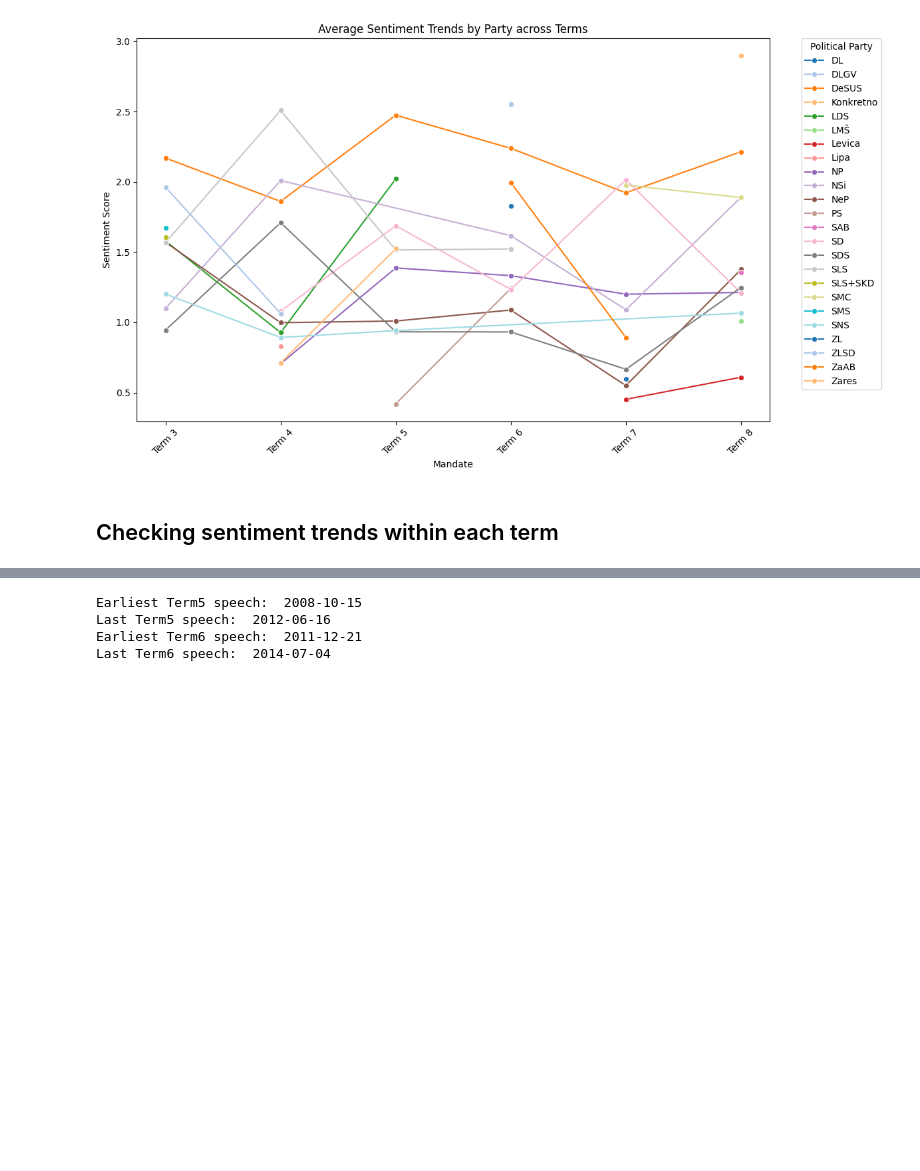
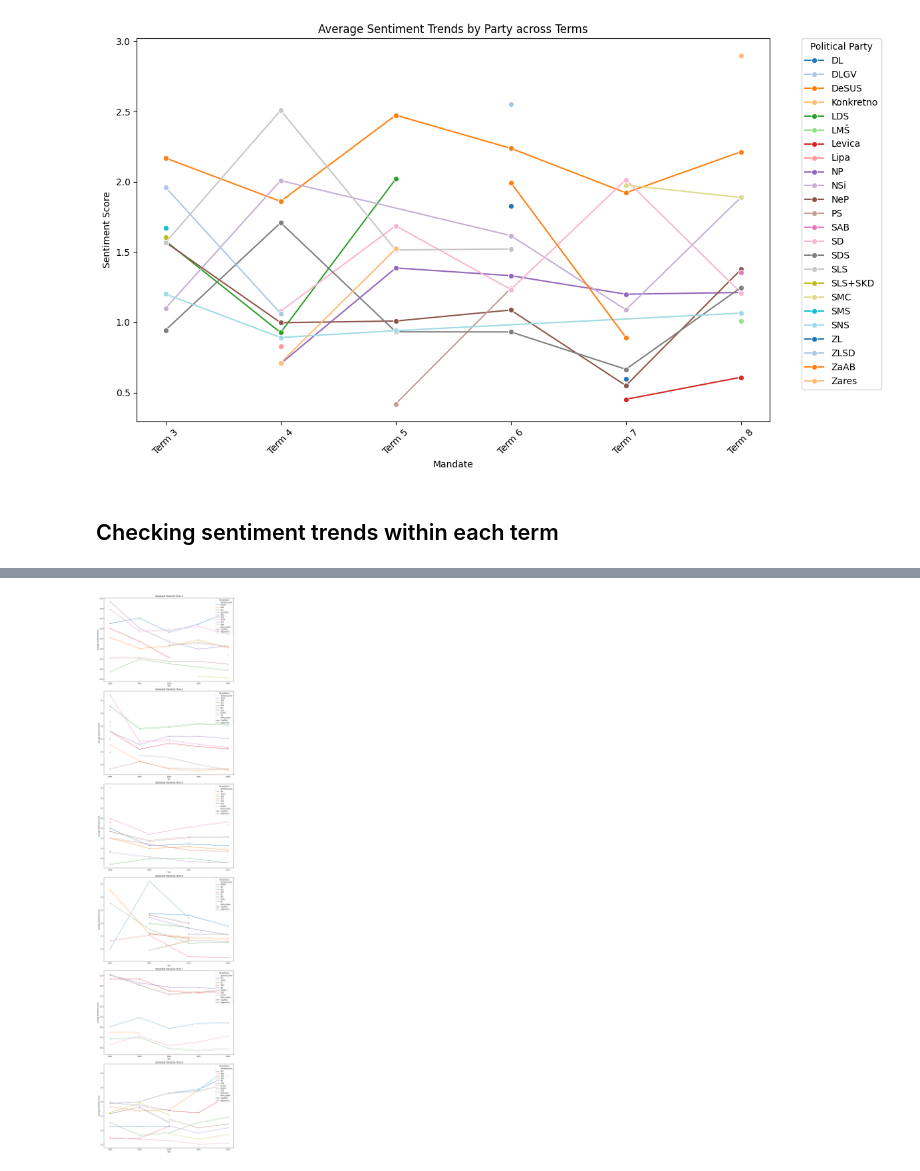
Before and after one commit to katjameden/ParlaMint_Sentiment, a Jupyter notebook: Aggregation/Notebooks/Sentiment_Analysis/Analysis.ipynb, the cells around one changed output, grey strips where cells are left out. Drawn from its saved outputs; the diff is of its cells as text; code cells hidden in the pictures; blank space fills up the shorter version.

Commit message:
Fix Terms visualisations

```diff
--- a/Aggregation/Notebooks/Sentiment_Analysis/Analysis.ipynb
+++ b/Aggregation/Notebooks/Sentiment_Analysis/Analysis.ipynb
@@ -319,0 +320,8 @@ See the caveats in the documentation: https://pandas.pydata.org/pandas-docs/stab
+# %%
+mismatch = term5[term5['Year'] == '2012']
+update = mismatch.index
+terms.loc[update, 'Term'] = 'Term 6'
+
+terms_check = terms[terms['Term'] == 'Term 5']
+print("Earliest Term5 speech: ", terms_check['Date'].min())
+print("Last Term5 speech: ", terms_check['Date'].max())
@@ -334,3 +345,25 @@ plt.tight_layout()
 [figure]
 # %% [markdown]
 ## Checking sentiment trends within each term
+# %%
+government = pd.DataFrame({
+    'Government': ['Gov5', 'Gov6', 'Gov7', 'Gov8', 'Gov9', 'Gov10', 'Gov11', 'Gov12', 'Gov13', 'Gov14'],
+    'Start_Date': ['2000-06-07', '2000-12-01', '2002-12-20', '2004-12-04', '2008-11-22', '2012-02-11', '2013-03-21', '2014-09-19', '2018-09-14', '2020-03-14'],
+    'End_Date': ['2000-11-30', '2002-12-19', '2004-12-03', '2008-11-21', '2012-02-10', '2013-03-20', '2014-09-18', '2018-09-13', '2020-03-13', '2022-06-01']
+})
+
+government['Start_Date'] = pd.to_datetime(government['Start_Date'])
+government['End_Date'] = pd.to_datetime(government['End_Date'])
+government
+terms['Date'] = pd.to_datetime(terms['Date'])
+
+def map_government(date):
+    for _, row in government.iterrows():
+        if row['Start_Date'] <= date <= row['End_Date']:
+            return row['Government']
+    return None
+
+# Apply the function to add a new column
+terms['Government'] = terms['Date'].apply(map_government)
+
+terms
@@ -337,38 +384,32 @@ plt.tight_layout()
 # %%
-#TODo: Inconsistent markers, dubious Term5/6 coverage
-terms['Year'] = terms['Date'].str.split('-').str[0]
-term_sent = terms.groupby(['Year', 'Term', 'Speaker_party', 'Party_status']).agg({'utt_annotations':'mean'}).reset_index()
+term_sent = terms.groupby(['Term', 'Year', 'Speaker_party', 'Party_status']).agg({'utt_annotations':'mean'}).reset_index()
+term_sent['Party_status'] = term_sent['Party_status'].astype('category')
 term_sent = term_sent.sort_values(by='Year', ascending=True)
 
+## Giving each individual political party a colour to be tracked throughout the subplots (not distinctive enough)
+#unique_parties = term_sent['Speaker_party'].unique()
+#party_palette = sns.color_palette("Set2", n_colors=len(unique_parties))
+#party_color_mapping = {party: party_palette[i] for i, party in enumerate(unique_parties)}
+
+
 n_terms = term_sent['Term'].unique()
+
 
 fig, axes = plt.subplots(len(n_terms), 1, figsize=(12, 8 * len(n_terms)))
 
 for i, term in enumerate(n_terms):
     ax = axes[i] if len(n_terms) > 1 else axes
     term_data = term_sent[term_sent['Term'] == term]
 
     sns.lineplot(data=term_data, x='Year', y='utt_annotations', hue='Speaker_party', style='Party_status' , ax=ax, markers=True)
     ax.set_title(f"Sentiment Trends for {term}")
     ax.set_xlabel('Year')
     ax.set_ylabel('Average Sentiment Score')
     ax.legend(title='Party/Status', loc='upper right')
 
 plt.tight_layout()
 plt.savefig('../../Figures/Sentiment_Analysis/Sentiment_for_Terms.png', dpi=300)
 
 plt.show()
+# %% [output]
+[figure, added]
-# %%
-term6 = terms[terms['Term'] == 'Term 6']
-term5 = terms[terms['Term'] == 'Term 5']
-
-print("Earliest Term5 speech: ", term5['Date'].min())
-print("Last Term5 speech: ", term5['Date'].max())
-
-print("Earliest Term6 speech: ", term6['Date'].min())
-print("Last Term6 speech: ", term6['Date'].max())
-# %% [output]
-Earliest Term5 speech:  2008-10-15
-Last Term5 speech:  2012-06-16
-Earliest Term6 speech:  2011-12-21
-Last Term6 speech:  2014-07-04
```
Also changed, not shown: parts of 12 cells of this notebook, 9 other files.
